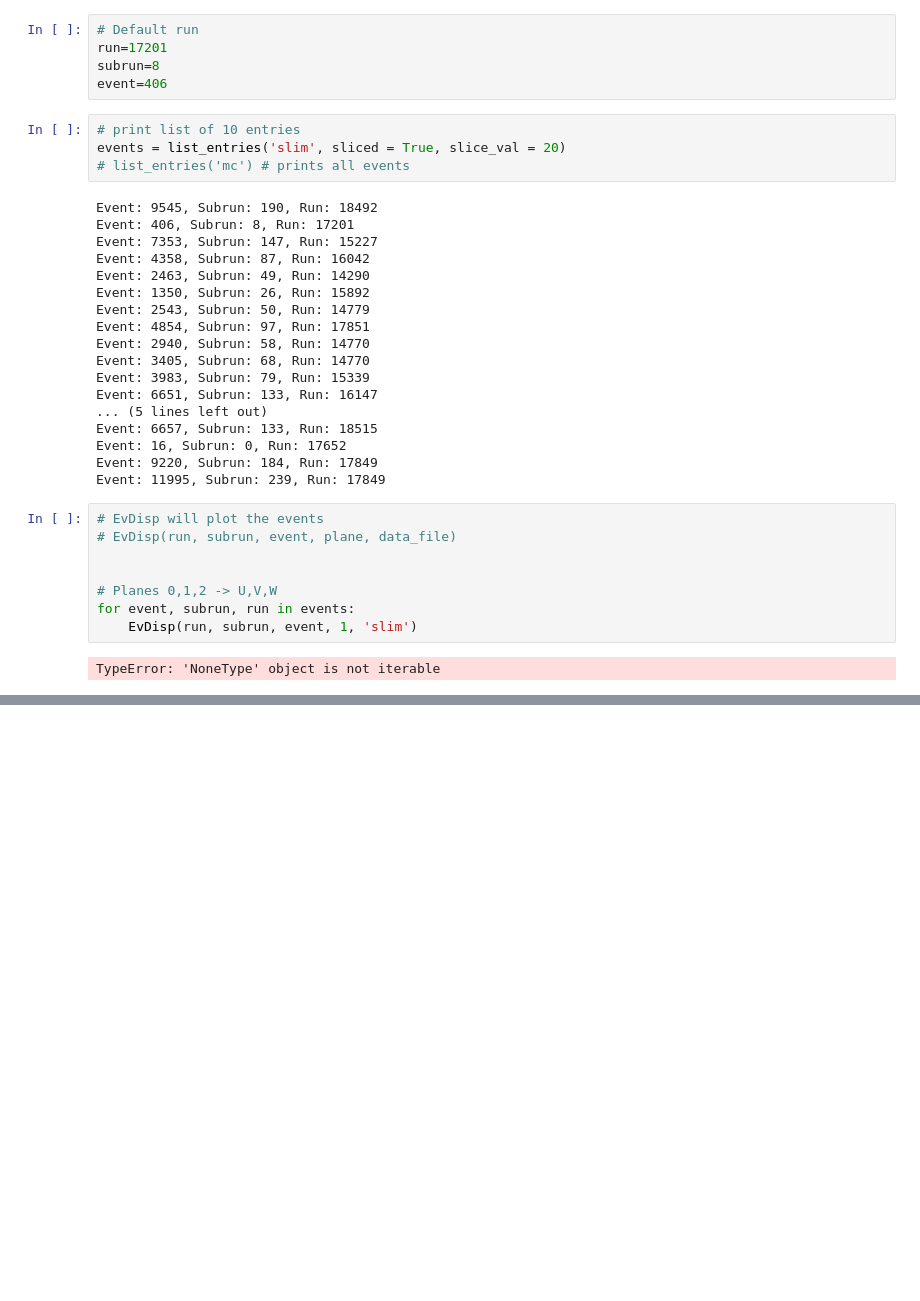
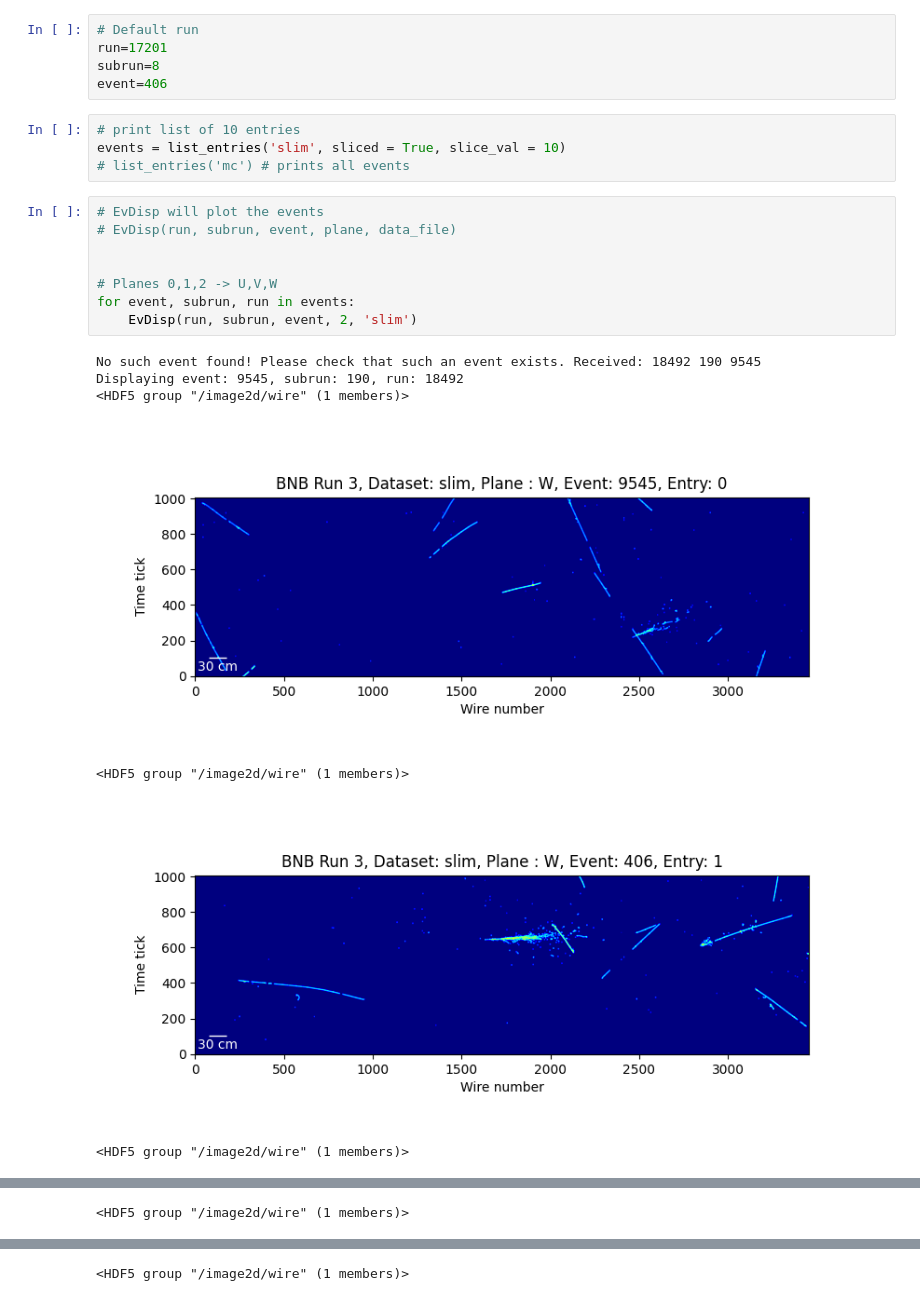
Before and after one commit to VadanKhan/particle-ml-project, a Jupyter notebook: particle_ml_project/event_display.ipynb, the cells around one changed output, grey strips where cells are left out. Saved outputs shown, nothing was run; the diff lists cells and outputs as text; blank space fills up the shorter version.

```diff
--- a/particle_ml_project/event_display.ipynb
+++ b/particle_ml_project/event_display.ipynb
@@ -9,33 +9,21 @@ subrun=8
 event=406
 # %%
 # print list of 10 entries
-events = list_entries('slim', sliced = True, slice_val = 20)
+events = list_entries('slim', sliced = True, slice_val = 10)
 # list_entries('mc') # prints all events
-# %% [output]
-Event: 9545, Subrun: 190, Run: 18492
-Event: 406, Subrun: 8, Run: 17201
-Event: 7353, Subrun: 147, Run: 15227
-Event: 4358, Subrun: 87, Run: 16042
-Event: 2463, Subrun: 49, Run: 14290
-Event: 1350, Subrun: 26, Run: 15892
-Event: 2543, Subrun: 50, Run: 14779
-Event: 4854, Subrun: 97, Run: 17851
-Event: 2940, Subrun: 58, Run: 14770
-Event: 3405, Subrun: 68, Run: 14770
-Event: 3983, Subrun: 79, Run: 15339
-Event: 6651, Subrun: 133, Run: 16147
-... (5 lines left out)
-Event: 6657, Subrun: 133, Run: 18515
-Event: 16, Subrun: 0, Run: 17652
-Event: 9220, Subrun: 184, Run: 17849
-Event: 11995, Subrun: 239, Run: 17849
 # %%
 # EvDisp will plot the events
 # EvDisp(run, subrun, event, plane, data_file)
 
 
 # Planes 0,1,2 -> U,V,W
 for event, subrun, run in events:
-    EvDisp(run, subrun, event, 1, 'slim')
+    EvDisp(run, subrun, event, 2, 'slim')
 # %% [output]
-TypeError: 'NoneType' object is not iterable
+No such event found! Please check that such an event exists. Received: 18492 190 9545
+Displaying event: 9545, subrun: 190, run: 18492
+<HDF5 group "/image2d/wire" (1 members)>
+[figure, added]
+<HDF5 group "/image2d/wire" (1 members)>
+[figure, added]
+<HDF5 group "/image2d/wire" (1 members)>
@@ -41,0 +31 @@ TypeError: 'NoneType' object is not iterable
+<HDF5 group "/image2d/wire" (1 members)>
@@ -41,0 +33 @@ TypeError: 'NoneType' object is not iterable
+<HDF5 group "/image2d/wire" (1 members)>
```
Also changed, not shown: parts of 1 cell of this notebook, 2 other files.
